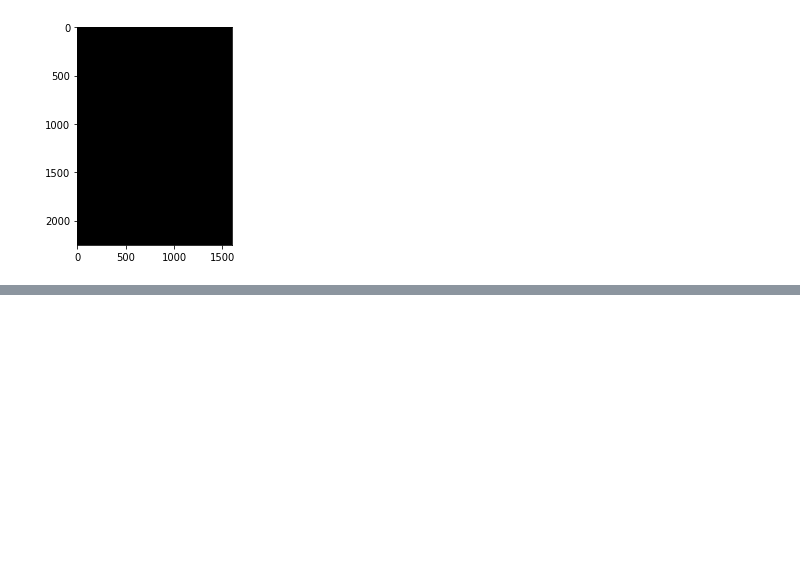
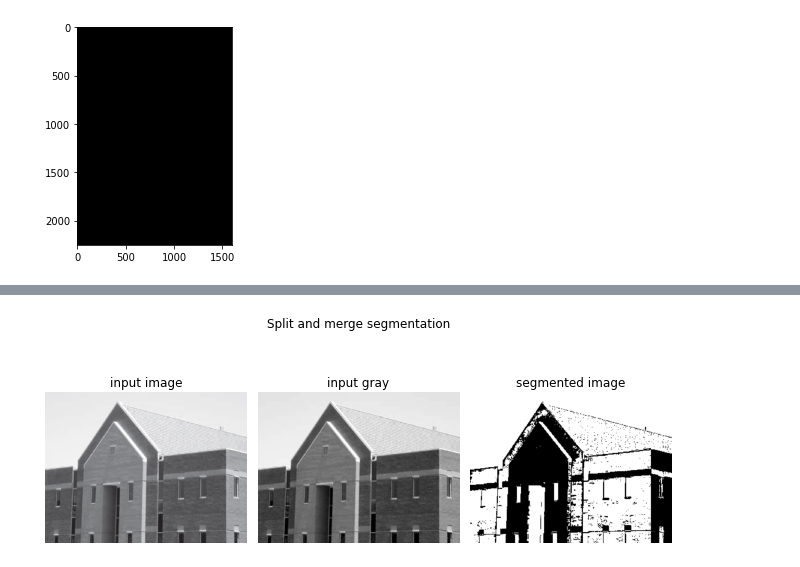
Before and after one commit to kietbg0079/IMP301, a Jupyter notebook: test.ipynb, the cells around one changed output, grey strips where cells are left out. Saved outputs shown, nothing was run; the diff lists cells and outputs as text; code cells hidden in the pictures; blank space fills up the shorter version.

Commit message:
implement region split and merge

```diff
--- a/test.ipynb
+++ b/test.ipynb
@@ -38,0 +34,78 @@ np.sum([3,1,4])
+# %%
+import cv2
+import numpy as np
+import matplotlib.pyplot as plt
+
+
+class Split_Merge_Segmented:
+    def __init__(self, img):
+        self.img = img
+
+    # split
+    def Split_Judge(self, h0, w0, h, w):
+        area = self.img[h0: h0 + h, w0: w0 + w]
+        mean = np.mean(area)
+        std = np.std(area, ddof=1)
+
+        total_points = 0
+        operated_points = 0
+
+        for row in range(area.shape[0]):
+            for col in range(area.shape[1]):
+                if (area[row][col] - mean) < 2 * std:
+                    operated_points += 1
+                total_points += 1
+
+        if operated_points / total_points >= 0.95:
+            return True
+        else:
+            return False
+
+    def Merge(self, h0, w0, h, w):
+        # area = img[h0 : h0 + h, w0 : w0 + w]
+        # _, thresh = cv.threshold(area, 0, 255, cv.THRESH_OTSU + cv.THRESH_BINARY_INV)
+        # img[h0 : h0 + h, w0 : w0 + w] = thresh
+        img = self.img
+        for row in range(h0, h0 + h):
+            for col in range(w0, w0 + w):
+                if img[row, col] > 100 and img[row, col] < 200:
+                    img[row, col] = 0
+                else:
+                    img[row, col] = 255
+
+    def Recursion(self, h0, w0, h, w):
+        # If the splitting conditions are met, continue to split
+        if not self.Split_Judge(h0, w0, h, w) and min(h, w) > 5:
+            # Recursion continues to determine whether it can continue to split
+            # Top left square
+            self.Recursion(h0, w0, int(h0 / 2), int(w0 / 2))
+            # Upper right square
+            self.Recursion(h0, w0 + int(w0 / 2), int(h0 / 2), int(w0 / 2))
+            # Lower left square
+            self.Recursion(h0 + int(h0 / 2), w0, int(h0 / 2), int(w0 / 2))
+            # Lower right square
+            self.Recursion(h0 + int(h0 / 2), w0 + int(w0 / 2),
+                           int(h0 / 2), int(w0 / 2))
+        else:
+            # Merge
+            self.Merge(h0, w0, h, w)
+
+    def segment(self):
+        """This function will perform region splitting and region merging segmentation method and show
+        """
+        origin = self.img.copy()
+        img_gray = cv2.cvtColor(self.img, cv2.COLOR_BGR2GRAY)
+        hist, bins = np.histogram(img_gray, bins=256)
+
+        segemented_img = img_gray.copy()
+        self.img = segemented_img
+        self.Recursion(0, 0, segemented_img.shape[0], segemented_img.shape[1])
+
+        multiplot("Split and merge segmentation",{'input image': origin,"input gray": img_gray,"segmented image": segemented_img})
+
+
+img = cv2.imread(r'data\10.2\img4.png')
+SM_segment = Split_Merge_Segmented(img)
+SM_segment.segment()
+# %% [output]
+[figure, added]
```
Also changed, not shown: parts of 1 cell of this notebook, 3 other files.
